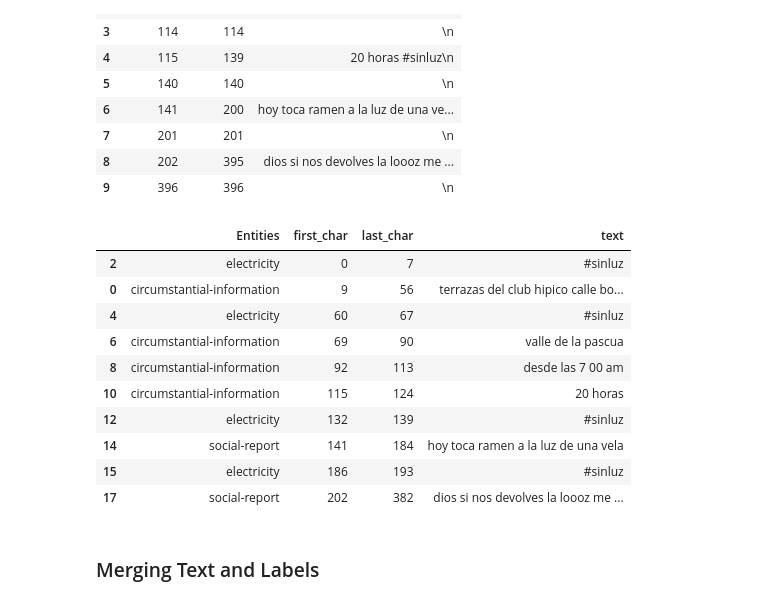
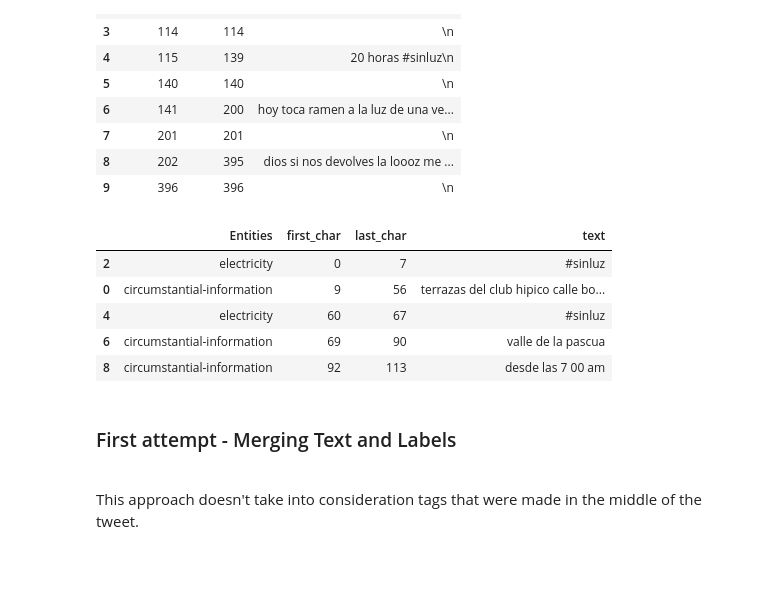
Before and after one commit to code-for-venezuela/c4v-py, a Jupyter notebook: data_analysis/Annotation Data Analysis.ipynb, the cells around one changed output. Cells and saved outputs as stored; diff of their text form; code cells hidden in the pictures; blank space fills up the shorter version.

Commit message:
second merge txt ann attempt, using sampled_data pending

```diff
--- a/data_analysis/Annotation Data Analysis.ipynb
+++ b/data_analysis/Annotation Data Analysis.ipynb
@@ -435,21 +435,21 @@ text_df.head(10)
 # %%
 # Annotations DF to test
 
-split_ann.sort_values('first_char').head(10)
+split_ann = split_ann.sort_values('first_char').copy()
+split_ann.head()
 # %% [output]
 |  | Entities | first_char | last_char | text |
 | 2 | electricity | 0 | 7 | #sinluz |
 | 0 | circumstantial-information | 9 | 56 | terrazas del club hipico calle bo... |
 | 4 | electricity | 60 | 67 | #sinluz |
 | 6 | circumstantial-information | 69 | 90 | valle de la pascua |
 | 8 | circumstantial-information | 92 | 113 | desde las 7 00 am |
-| 10 | circumstantial-information | 115 | 124 | 20 horas |
-| 12 | electricity | 132 | 139 | #sinluz |
-| 14 | social-report | 141 | 184 | hoy toca ramen a la luz de una vela |
-| 15 | electricity | 186 | 193 | #sinluz |
-| 17 | social-report | 202 | 382 | dios si nos devolves la loooz me ... |
-# %% [markdown]
-### Merging Text and Labels
+# %% [markdown]
+### First attempt - Merging Text and Labels
+
+<br>
+
+This approach doesn't take into consideration tags that were made in the middle of the tweet.
 # %%
 ## This didn't work
 # pd.merge(df, split_ann, on = ['last_char'] ).info()
```
Also changed, not shown: parts of 3 cells of this notebook.
